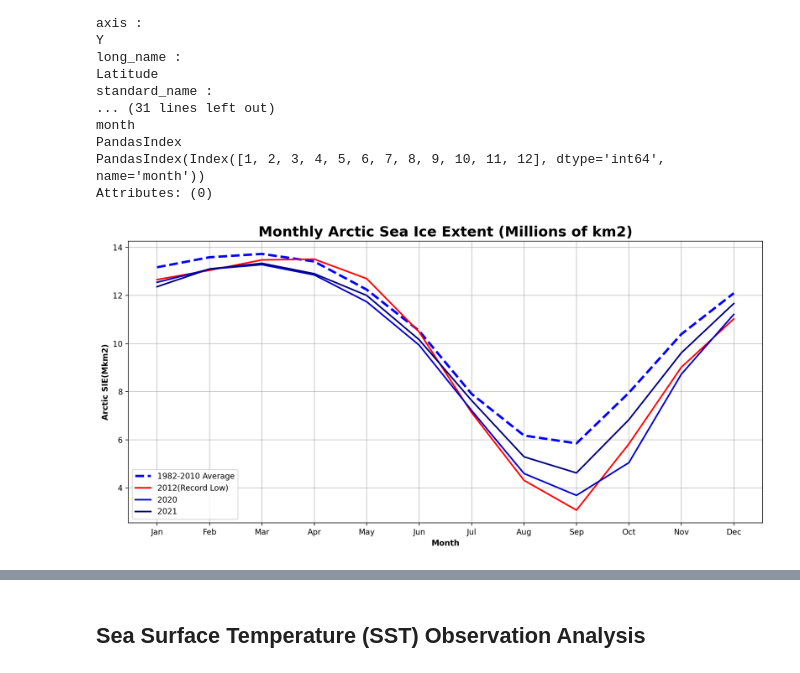
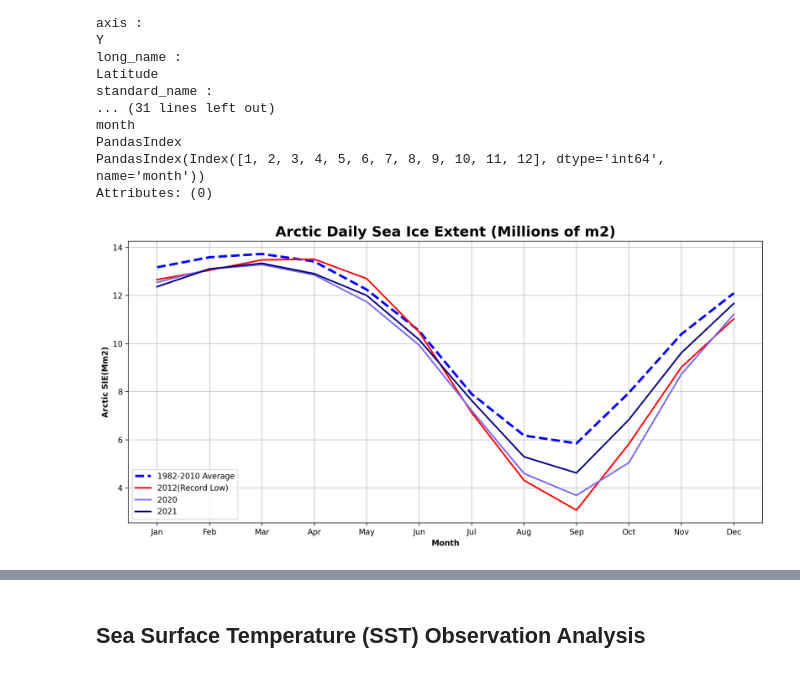
Before and after one commit to EES-3506-5506/Miranda_Unit5, a Jupyter notebook: notebooks/Miranda_MiniP2.ipynb, the cells around one changed output, grey strips where cells are left out. Saved outputs shown, nothing was run; the diff lists cells and outputs as text; code cells hidden in the pictures.

```diff
--- a/notebooks/Miranda_MiniP2.ipynb
+++ b/notebooks/Miranda_MiniP2.ipynb
@@ -52,13 +50,10 @@ si_annual_avg = si_timeavg.mean(dim=['time'])
 # %% [markdown]
 #### Sea Ice Extent Analysis
 # %%
-#Create function to convert sea ice from m2 to Mm2
+#Area weight sea ice averages then convert from m2 to Mm2
 SIE = seaice_observations*seaice_gridcell_area.cell_area
-SIE_km2 = SIE*0.000000000001
-
-
-SIE_metric = SIE_km2.icec
-SIE_weighted = SIE_metric
+SIE_Mm2 = SIE*0.000000000001
+SIE_weighted = SIE_Mm2.icec
 # %%
 SIE_weighted
 # %% [output]
@@ -150,23 +146,25 @@ months_grid_dev = grid.sel(time=slice('1982-01-01','2009-12-01')).groupby('time.
 # %%
+#Group months, remove summed averages laebl and reassign new month coordinates
 month = ['Jan','Feb','Mar','Apr','May','Jun','Jul','Aug','Sep','Oct','Nov','Dec']
 arc_SIE_1982_2010_avg_sum_months = arc_SIE_1982_2010_avg_sum.drop(labels='month').assign_coords({'month':month})
 arc_SIE_2012_avg_sum_months = arc_SIE_2012_avg_sum.drop(labels='month').assign_coords({'month':month})
 arc_SIE_2020_avg_sum_months = arc_SIE_2020_avg_sum.drop(labels='month').assign_coords({'month':month})
 arc_SIE_2021_avg_sum_months = arc_SIE_2021_avg_sum.drop(labels='month').assign_coords({'month':month})
 
+#Set plot with monthly mean SIE data from 1982-2010, 2012, 2020, 2021 to compare results in the Arctic
 fig, ax = plt.subplots()
 arc_SIE_1982_2010_avg_sum_months.plot(lw = 3, color = 'blue', linestyle='--', label='1982-2010 Average')
 arc_SIE_2012_avg_sum_months.plot(lw = 2, color = 'red', label='2012(Record Low)')
-arc_SIE_2020_avg_sum_months.plot(lw = 2, color = 'mediumblue', label='2020')
+arc_SIE_2020_avg_sum_months.plot(lw = 2, color = 'mediumslateblue', label='2020')
 arc_SIE_2021_avg_sum_months.plot(lw = 2, color = 'navy', label='2021')
 
-ax.set_facecolor('white')
-ax.set_ylabel('Arctic SIE(Mkm2)',fontsize=10, fontweight='bold')
-ax.set_xlabel('Month',fontsize=10, fontweight='bold')
+ax.set_facecolor('white') #Plot backround color white
+ax.set_ylabel('Arctic SIE(Mm2)',fontsize=10, fontweight='bold') #Set y axis title
+ax.set_xlabel('Month',fontsize=10, fontweight='bold') #Set x axis title
 ax.grid(color='grey', alpha=0.5)
-ax.legend()    #add legend to plot
-plt.title("Monthly Arctic Sea Ice Extent (Millions of km2)", fontsize=18, fontweight='bold')
-plt.tight_layout() ## make it look nicely spaced!
+ax.legend()    #Add legend to plot
+plt.title("Arctic Daily Sea Ice Extent (Millions of m2)", fontsize=18, fontweight='bold') #Add title
+plt.tight_layout() # Evenly space plot
 # %% [output]
-[figure, old version]
+[figure, new version]
 # %% [markdown]
```
Also changed, not shown: parts of 60 cells of this notebook.
